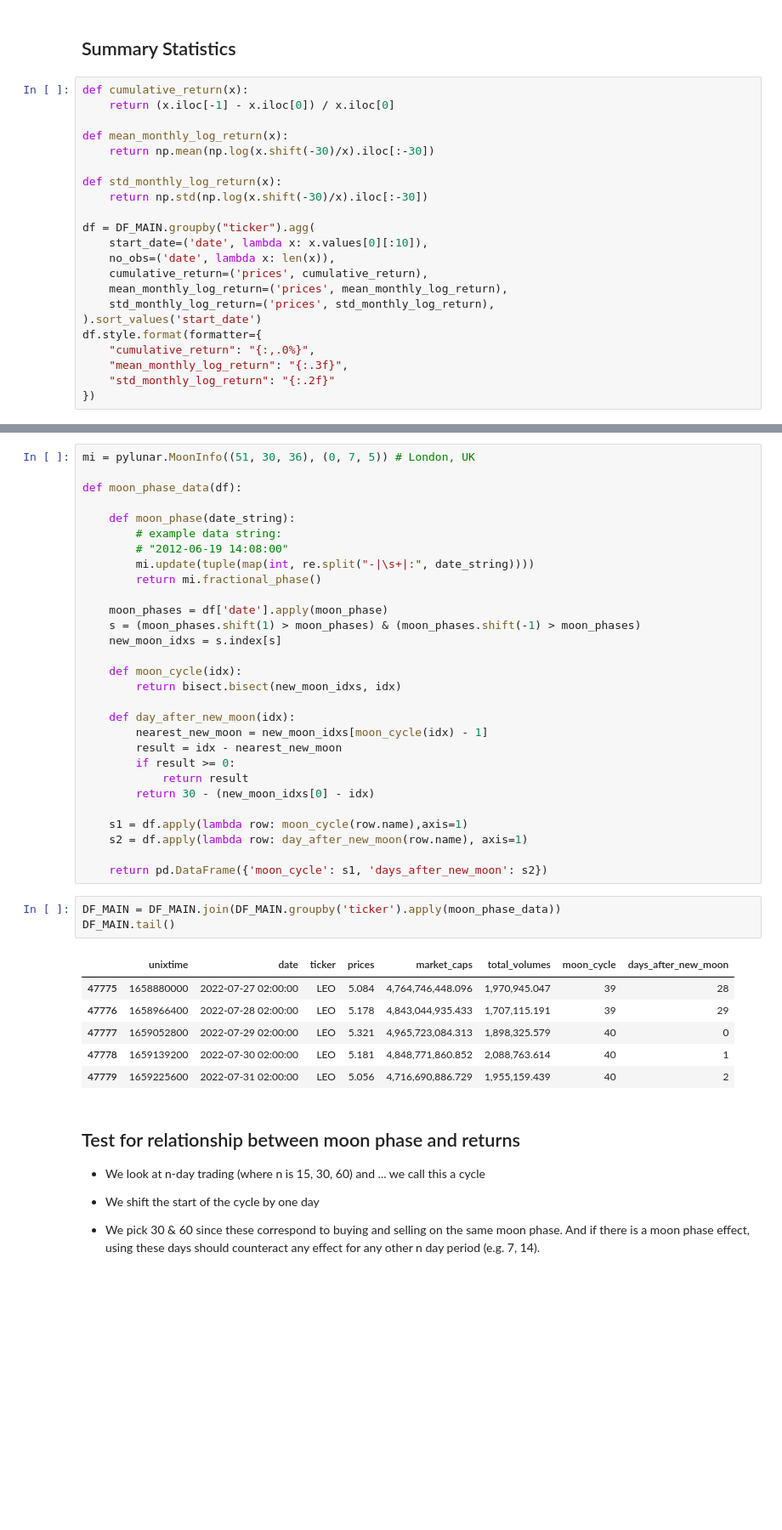
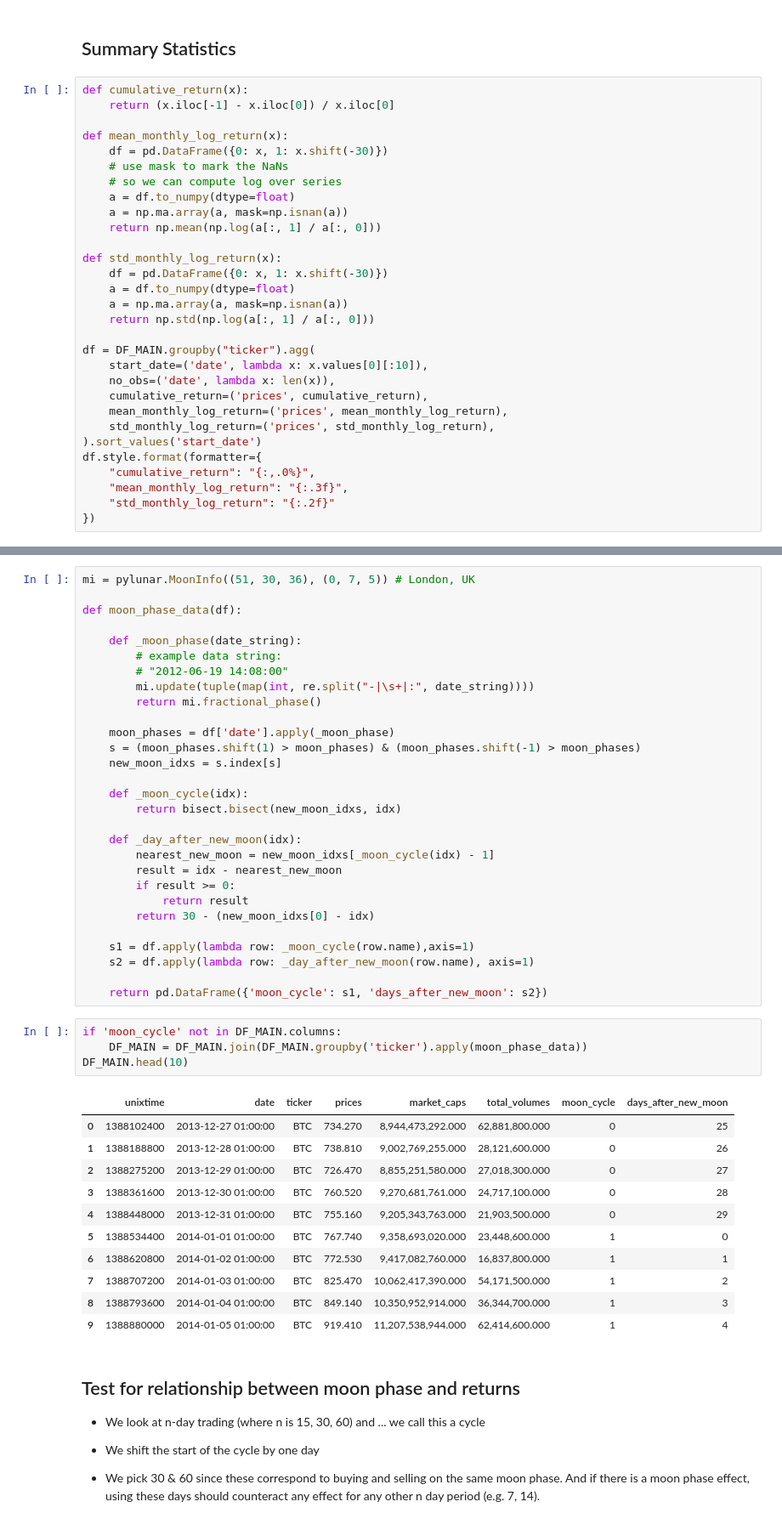
Before and after one commit to astrace/notebooks, a Jupyter notebook: moon_cycle/Lunar Phases and Cryptocurrency Returns.ipynb, the cells around one changed output, grey strips where cells are left out. Shown: that part at 85% size. Saved outputs shown, nothing was run; the diff lists cells and outputs as text; blank space fills up the shorter version.

Commit message:
Lunar Phases and Cryptocurrency Returns.ipynb
optimized a bunch of functions

```diff
--- a/moon_cycle/Lunar Phases and Cryptocurrency Returns.ipynb
+++ b/moon_cycle/Lunar Phases and Cryptocurrency Returns.ipynb
@@ -62,10 +103,18 @@ def cumulative_return(x):
     return (x.iloc[-1] - x.iloc[0]) / x.iloc[0]
 
 def mean_monthly_log_return(x):
-    return np.mean(np.log(x.shift(-30)/x).iloc[:-30])
+    df = pd.DataFrame({0: x, 1: x.shift(-30)})
+    # use mask to mark the NaNs
+    # so we can compute log over series
+    a = df.to_numpy(dtype=float)
+    a = np.ma.array(a, mask=np.isnan(a))
+    return np.mean(np.log(a[:, 1] / a[:, 0]))
 
 def std_monthly_log_return(x):
-    return np.std(np.log(x.shift(-30)/x).iloc[:-30])
+    df = pd.DataFrame({0: x, 1: x.shift(-30)})
+    a = df.to_numpy(dtype=float)
+    a = np.ma.array(a, mask=np.isnan(a))
+    return np.std(np.log(a[:, 1] / a[:, 0]))
 
 df = DF_MAIN.groupby("ticker").agg(
     start_date=('date', lambda x: x.values[0][:10]),
@@ -105,40 +154,46 @@ mi = pylunar.MoonInfo((51, 30, 36), (0, 7, 5)) # London, UK
 
 def moon_phase_data(df):
 
-    def moon_phase(date_string):
+    def _moon_phase(date_string):
         # example data string:
         # "2012-06-19 14:08:00"
         mi.update(tuple(map(int, re.split("-|\s+|:", date_string))))
         return mi.fractional_phase()
 
-    moon_phases = df['date'].apply(moon_phase)
+    moon_phases = df['date'].apply(_moon_phase)
     s = (moon_phases.shift(1) > moon_phases) & (moon_phases.shift(-1) > moon_phases)
     new_moon_idxs = s.index[s]
 
-    def moon_cycle(idx):
+    def _moon_cycle(idx):
         return bisect.bisect(new_moon_idxs, idx)
 
-    def day_after_new_moon(idx):
-        nearest_new_moon = new_moon_idxs[moon_cycle(idx) - 1]
+    def _day_after_new_moon(idx):
+        nearest_new_moon = new_moon_idxs[_moon_cycle(idx) - 1]
         result = idx - nearest_new_moon
         if result >= 0:
             return result
         return 30 - (new_moon_idxs[0] - idx)
 
-    s1 = df.apply(lambda row: moon_cycle(row.name),axis=1)
-    s2 = df.apply(lambda row: day_after_new_moon(row.name), axis=1)
+    s1 = df.apply(lambda row: _moon_cycle(row.name),axis=1)
+    s2 = df.apply(lambda row: _day_after_new_moon(row.name), axis=1)
 
     return pd.DataFrame({'moon_cycle': s1, 'days_after_new_moon': s2})
 # %%
-DF_MAIN = DF_MAIN.join(DF_MAIN.groupby('ticker').apply(moon_phase_data))
-DF_MAIN.tail()
+if 'moon_cycle' not in DF_MAIN.columns:
+    DF_MAIN = DF_MAIN.join(DF_MAIN.groupby('ticker').apply(moon_phase_data))
+DF_MAIN.head(10)
 # %% [output]
 |  | unixtime | date | ticker | prices | market_caps | total_volumes | moon_cycle | days_after_new_moon |
-| 47775 | 1658880000 | 2022-07-27 02:00:00 | LEO | 5.084 | 4,764,746,448.096 | 1,970,945.047 | 39 | 28 |
-| 47776 | 1658966400 | 2022-07-28 02:00:00 | LEO | 5.178 | 4,843,044,935.433 | 1,707,115.191 | 39 | 29 |
-| 47777 | 1659052800 | 2022-07-29 02:00:00 | LEO | 5.321 | 4,965,723,084.313 | 1,898,325.579 | 40 | 0 |
-| 47778 | 1659139200 | 2022-07-30 02:00:00 | LEO | 5.181 | 4,848,771,860.852 | 2,088,763.614 | 40 | 1 |
-| 47779 | 1659225600 | 2022-07-31 02:00:00 | LEO | 5.056 | 4,716,690,886.729 | 1,955,159.439 | 40 | 2 |
+| 0 | 1388102400 | 2013-12-27 01:00:00 | BTC | 734.270 | 8,944,473,292.000 | 62,881,800.000 | 0 | 25 |
+| 1 | 1388188800 | 2013-12-28 01:00:00 | BTC | 738.810 | 9,002,769,255.000 | 28,121,600.000 | 0 | 26 |
+| 2 | 1388275200 | 2013-12-29 01:00:00 | BTC | 726.470 | 8,855,251,580.000 | 27,018,300.000 | 0 | 27 |
+| 3 | 1388361600 | 2013-12-30 01:00:00 | BTC | 760.520 | 9,270,681,761.000 | 24,717,100.000 | 0 | 28 |
+| 4 | 1388448000 | 2013-12-31 01:00:00 | BTC | 755.160 | 9,205,343,763.000 | 21,903,500.000 | 0 | 29 |
+| 5 | 1388534400 | 2014-01-01 01:00:00 | BTC | 767.740 | 9,358,693,020.000 | 23,448,600.000 | 1 | 0 |
+| 6 | 1388620800 | 2014-01-02 01:00:00 | BTC | 772.530 | 9,417,082,760.000 | 16,837,800.000 | 1 | 1 |
+| 7 | 1388707200 | 2014-01-03 01:00:00 | BTC | 825.470 | 10,062,417,390.000 | 54,171,500.000 | 1 | 2 |
+| 8 | 1388793600 | 2014-01-04 01:00:00 | BTC | 849.140 | 10,350,952,914.000 | 36,344,700.000 | 1 | 3 |
+| 9 | 1388880000 | 2014-01-05 01:00:00 | BTC | 919.410 | 11,207,538,944.000 | 62,414,600.000 | 1 | 4 |
 # %% [markdown]
 ## Test for relationship between moon phase and returns
 
```
Also changed, not shown: parts of 30 cells of this notebook.
